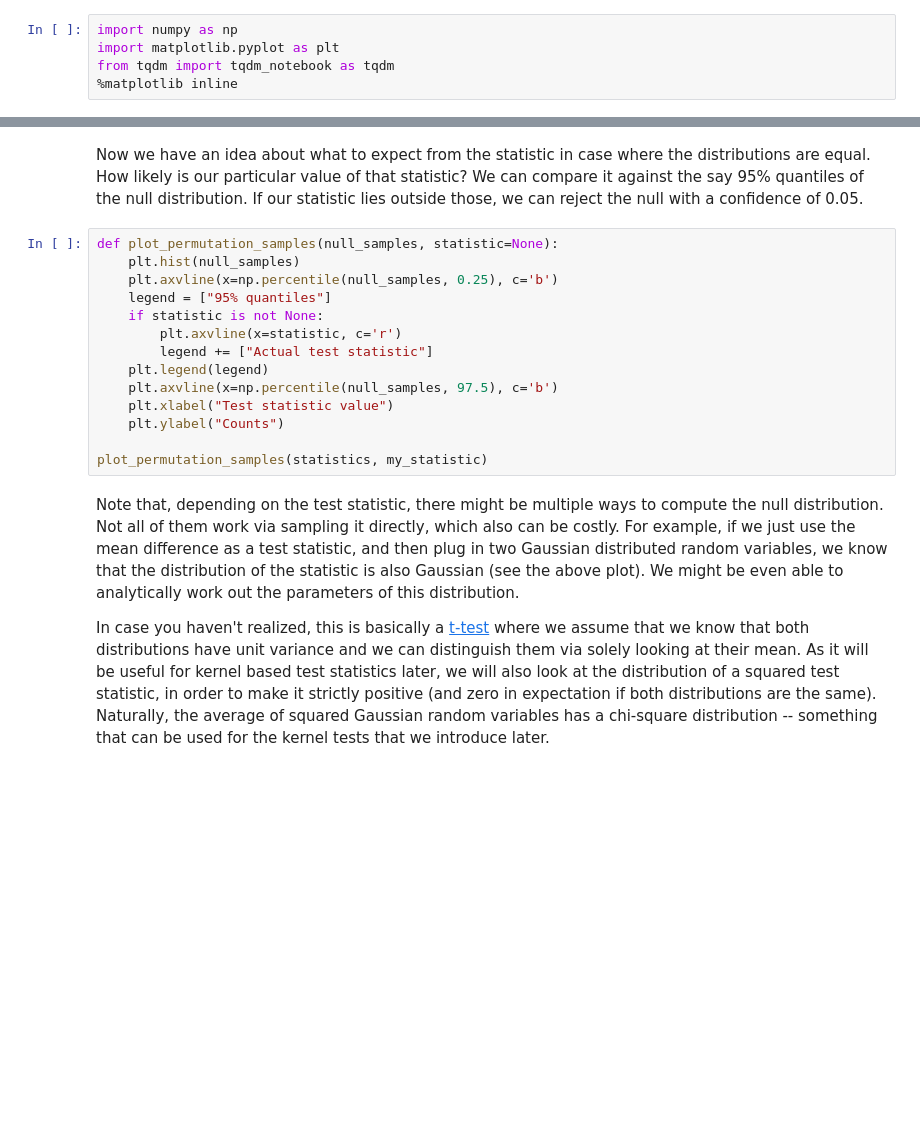
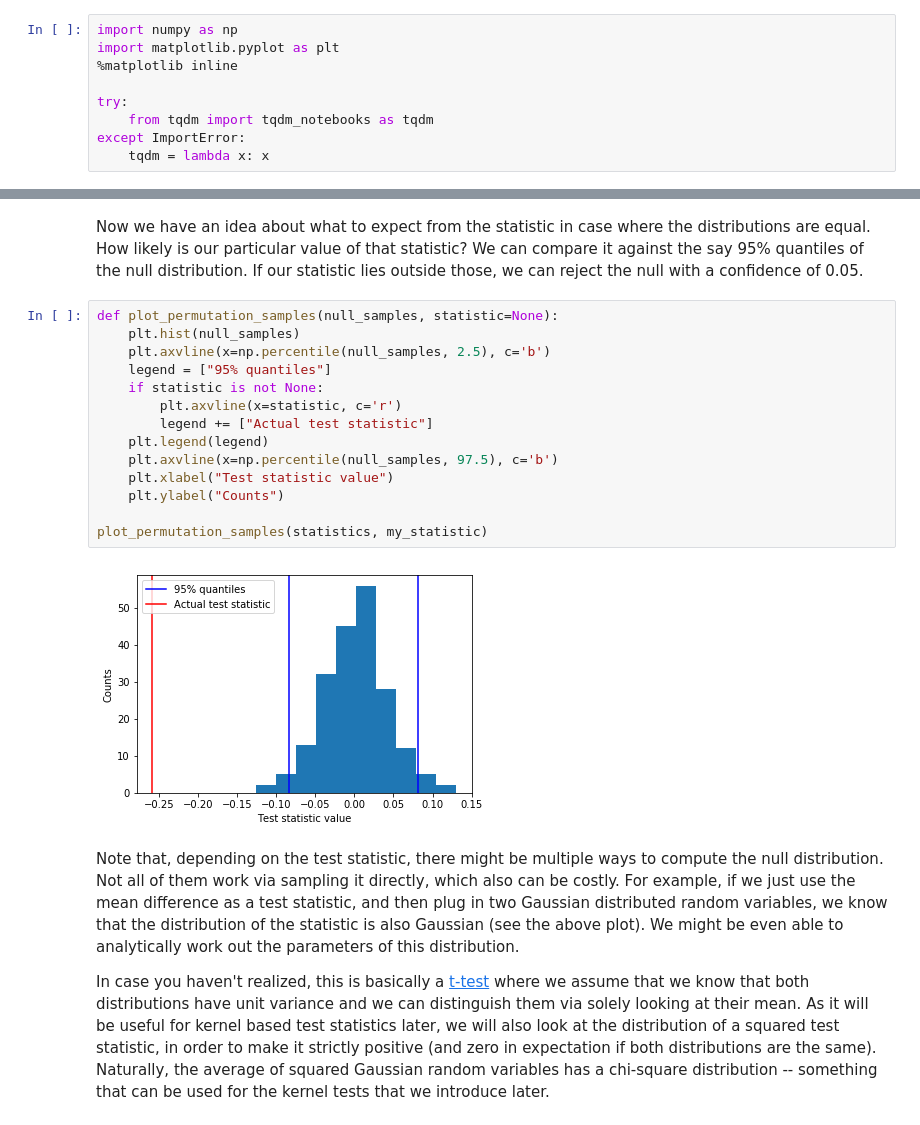
Before and after one commit to karlnapf/ds3_kernel_testing, a Jupyter notebook: practical.ipynb, the cells around one changed output, grey strips where cells are left out. Saved outputs shown, nothing was run; the diff lists cells and outputs as text; blank space fills up the shorter version.

```diff
--- a/practical.ipynb
+++ b/practical.ipynb
@@ -53,5 +53,9 @@
 # %%
 import numpy as np
 import matplotlib.pyplot as plt
-from tqdm import tqdm_notebook as tqdm
 %matplotlib inline
+
+try:
+    from tqdm import tqdm_notebooks as tqdm
+except ImportError:
+    tqdm = lambda x: x
@@ -128,17 +218,19 @@ If our statistic lies outside those, we can reject the null with a confidence of
 # %%
 def plot_permutation_samples(null_samples, statistic=None):
     plt.hist(null_samples)
-    plt.axvline(x=np.percentile(null_samples, 0.25), c='b')
+    plt.axvline(x=np.percentile(null_samples, 2.5), c='b')
     legend = ["95% quantiles"]
     if statistic is not None:
         plt.axvline(x=statistic, c='r')
         legend += ["Actual test statistic"]
     plt.legend(legend)
     plt.axvline(x=np.percentile(null_samples, 97.5), c='b')
     plt.xlabel("Test statistic value")
     plt.ylabel("Counts")
 
 plot_permutation_samples(statistics, my_statistic)
+# %% [output]
+[figure, added]
 # %% [markdown]
 Note that, depending on the test statistic, there might be multiple ways to compute the null distribution.
 Not all of them work via sampling it directly, which also can be costly.
```
Also changed, not shown: parts of 57 cells of this notebook, 1 other file.
